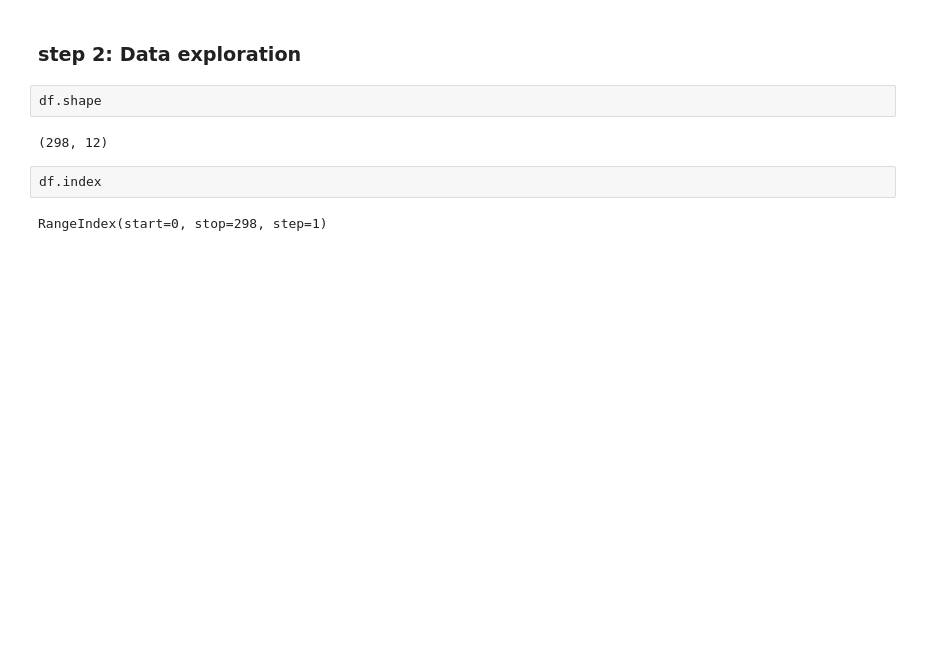
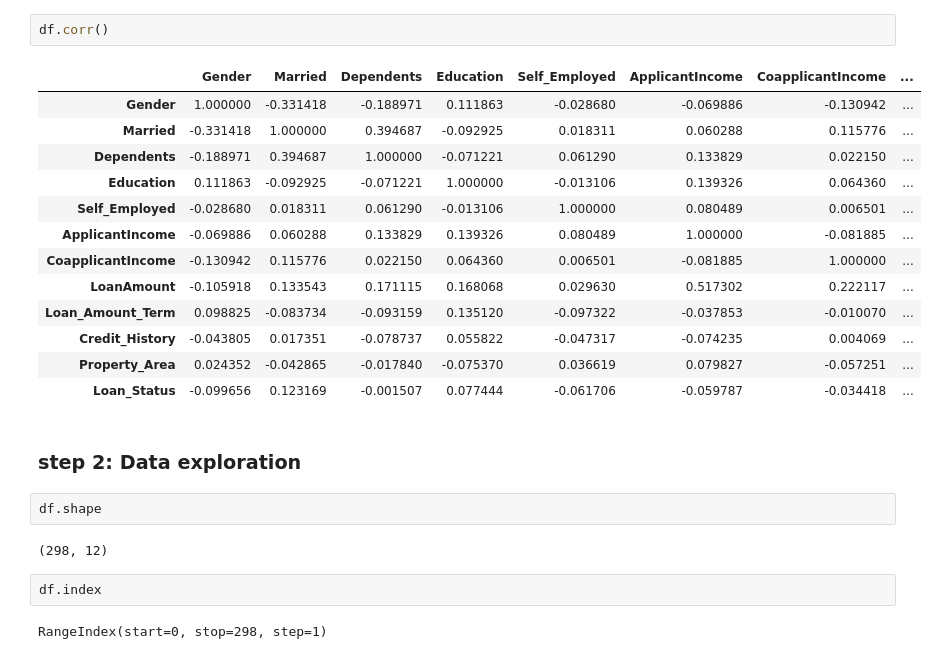
Before and after one commit to techficent/Introduction-To-ML, a Jupyter notebook: Day6/naive_bayes_loan_status.ipynb, the cells around one changed output. Cells and saved outputs as stored; diff of their text form; blank space fills up the shorter version.

```diff
--- a/Day6/naive_bayes_loan_status.ipynb
+++ b/Day6/naive_bayes_loan_status.ipynb
@@ -79,6 +79,22 @@ df
 | 296 | 0 | 1 | 3 | 0 | 0 | 2071 | 754 | ... |
 | 297 | 1 | 0 | 0 | 1 | 0 | 2378 | 0 | ... |
 298 rows × 12 columns
+# %%
+df.corr()
+# %% [output]
+|  | Gender | Married | Dependents | Education | Self_Employed | ApplicantIncome | CoapplicantIncome | ... |
+| Gender | 1.000000 | -0.331418 | -0.188971 | 0.111863 | -0.028680 | -0.069886 | -0.130942 | ... |
+| Married | -0.331418 | 1.000000 | 0.394687 | -0.092925 | 0.018311 | 0.060288 | 0.115776 | ... |
+| Dependents | -0.188971 | 0.394687 | 1.000000 | -0.071221 | 0.061290 | 0.133829 | 0.022150 | ... |
+| Education | 0.111863 | -0.092925 | -0.071221 | 1.000000 | -0.013106 | 0.139326 | 0.064360 | ... |
+| Self_Employed | -0.028680 | 0.018311 | 0.061290 | -0.013106 | 1.000000 | 0.080489 | 0.006501 | ... |
+| ApplicantIncome | -0.069886 | 0.060288 | 0.133829 | 0.139326 | 0.080489 | 1.000000 | -0.081885 | ... |
+| CoapplicantIncome | -0.130942 | 0.115776 | 0.022150 | 0.064360 | 0.006501 | -0.081885 | 1.000000 | ... |
+| LoanAmount | -0.105918 | 0.133543 | 0.171115 | 0.168068 | 0.029630 | 0.517302 | 0.222117 | ... |
+| Loan_Amount_Term | 0.098825 | -0.083734 | -0.093159 | 0.135120 | -0.097322 | -0.037853 | -0.010070 | ... |
+| Credit_History | -0.043805 | 0.017351 | -0.078737 | 0.055822 | -0.047317 | -0.074235 | 0.004069 | ... |
+| Property_Area | 0.024352 | -0.042865 | -0.017840 | -0.075370 | 0.036619 | 0.079827 | -0.057251 | ... |
+| Loan_Status | -0.099656 | 0.123169 | -0.001507 | 0.077444 | -0.061706 | -0.059787 | -0.034418 | ... |
 # %% [markdown]
 ### step 2: Data exploration
 # %%
```
Also changed, not shown: parts of 10 cells of this notebook, 1 other file.
